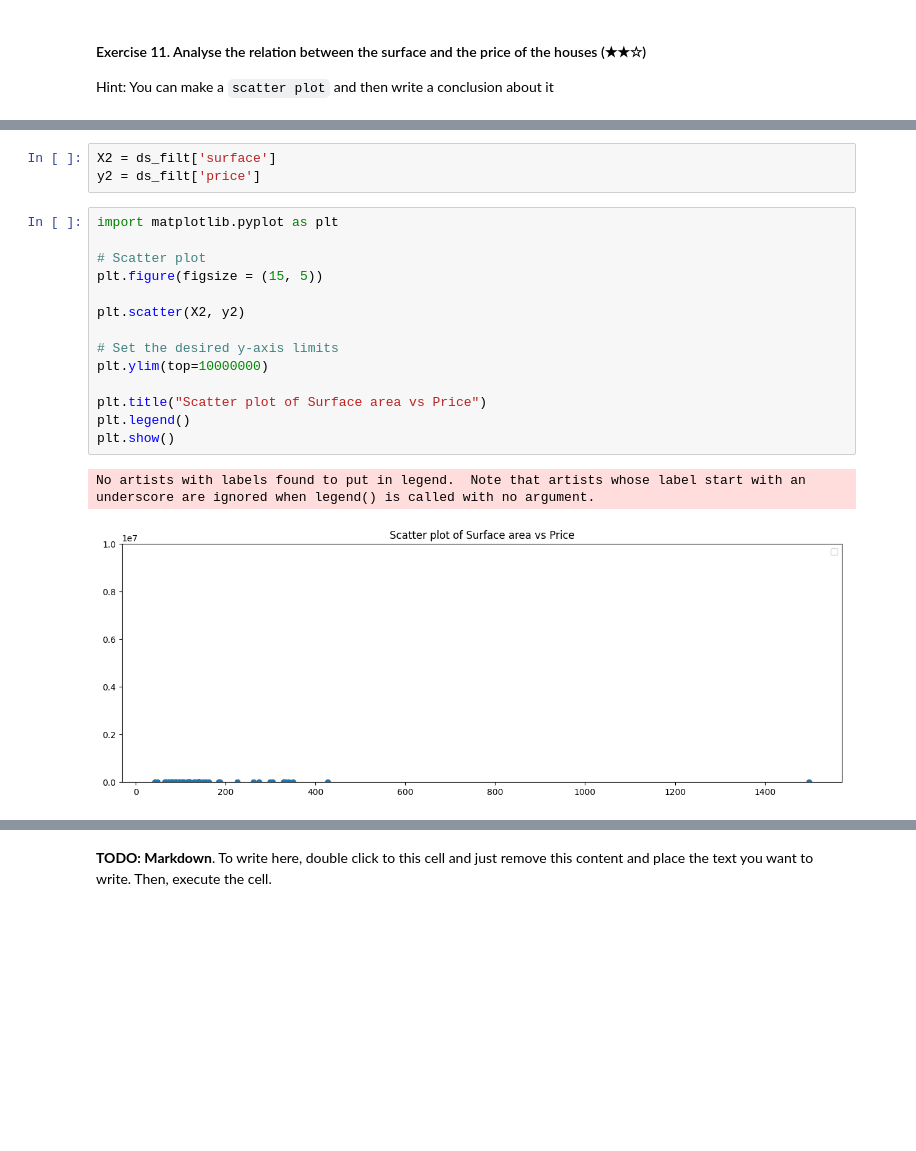
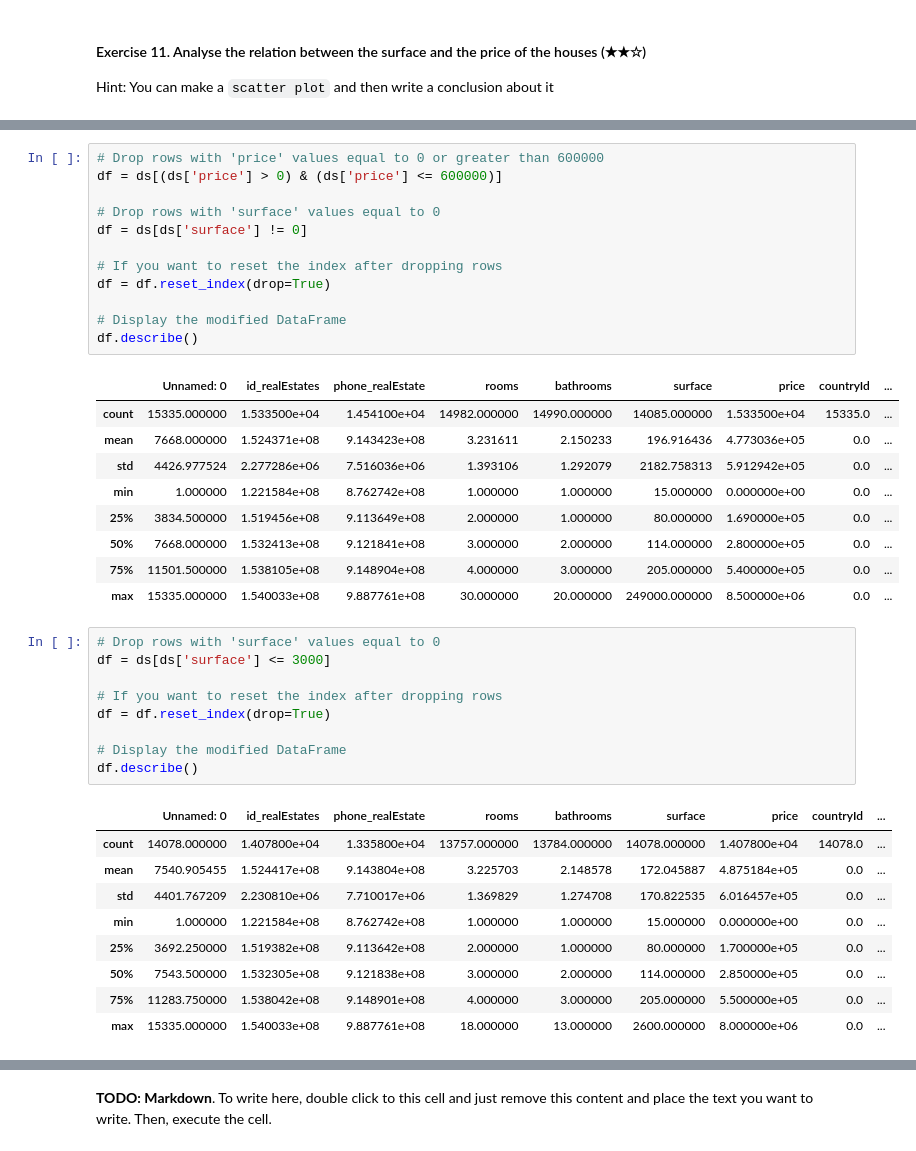
Before and after one commit to casalf724/realestate-datacleanup-exercise, a Jupyter notebook: projectAC.ipynb, the cells around one changed output, grey strips where cells are left out. Cells and saved outputs as stored; diff of their text form; blank space fills up the shorter version.

```diff
--- a/projectAC.ipynb
+++ b/projectAC.ipynb
@@ -398,20 +379,41 @@ KeyError: 'surface'
-# %%
-X2 = ds_filt['surface']
-y2 = ds_filt['price']
-# %%
-import matplotlib.pyplot as plt
-
-# Scatter plot
-plt.figure(figsize = (15, 5))
-
-plt.scatter(X2, y2)
-
-# Set the desired y-axis limits
-plt.ylim(top=10000000)
-
-plt.title("Scatter plot of Surface area vs Price")
-plt.legend()
-plt.show()
-# %% [output]
-No artists with labels found to put in legend.  Note that artists whose label start with an underscore are ignored when legend() is called with no argument.
-[figure, removed]
+# %%
+# Drop rows with 'price' values equal to 0 or greater than 600000
+df = ds[(ds['price'] > 0) & (ds['price'] <= 600000)]
+
+# Drop rows with 'surface' values equal to 0
+df = ds[ds['surface'] != 0]
+
+# If you want to reset the index after dropping rows
+df = df.reset_index(drop=True)
+
+# Display the modified DataFrame
+df.describe()
+# %% [output]
+|  | Unnamed: 0 | id_realEstates | phone_realEstate | rooms | bathrooms | surface | price | countryId | ... |
+| count | 15335.000000 | 1.533500e+04 | 1.454100e+04 | 14982.000000 | 14990.000000 | 14085.000000 | 1.533500e+04 | 15335.0 | ... |
+| mean | 7668.000000 | 1.524371e+08 | 9.143423e+08 | 3.231611 | 2.150233 | 196.916436 | 4.773036e+05 | 0.0 | ... |
+| std | 4426.977524 | 2.277286e+06 | 7.516036e+06 | 1.393106 | 1.292079 | 2182.758313 | 5.912942e+05 | 0.0 | ... |
+| min | 1.000000 | 1.221584e+08 | 8.762742e+08 | 1.000000 | 1.000000 | 15.000000 | 0.000000e+00 | 0.0 | ... |
+| 25% | 3834.500000 | 1.519456e+08 | 9.113649e+08 | 2.000000 | 1.000000 | 80.000000 | 1.690000e+05 | 0.0 | ... |
+| 50% | 7668.000000 | 1.532413e+08 | 9.121841e+08 | 3.000000 | 2.000000 | 114.000000 | 2.800000e+05 | 0.0 | ... |
+| 75% | 11501.500000 | 1.538105e+08 | 9.148904e+08 | 4.000000 | 3.000000 | 205.000000 | 5.400000e+05 | 0.0 | ... |
+| max | 15335.000000 | 1.540033e+08 | 9.887761e+08 | 30.000000 | 20.000000 | 249000.000000 | 8.500000e+06 | 0.0 | ... |
+# %%
+# Drop rows with 'surface' values equal to 0
+df = ds[ds['surface'] <= 3000]
+
+# If you want to reset the index after dropping rows
+df = df.reset_index(drop=True)
+
+# Display the modified DataFrame
+df.describe()
+# %% [output]
+|  | Unnamed: 0 | id_realEstates | phone_realEstate | rooms | bathrooms | surface | price | countryId | ... |
+| count | 14078.000000 | 1.407800e+04 | 1.335800e+04 | 13757.000000 | 13784.000000 | 14078.000000 | 1.407800e+04 | 14078.0 | ... |
+| mean | 7540.905455 | 1.524417e+08 | 9.143804e+08 | 3.225703 | 2.148578 | 172.045887 | 4.875184e+05 | 0.0 | ... |
+| std | 4401.767209 | 2.230810e+06 | 7.710017e+06 | 1.369829 | 1.274708 | 170.822535 | 6.016457e+05 | 0.0 | ... |
+| min | 1.000000 | 1.221584e+08 | 8.762742e+08 | 1.000000 | 1.000000 | 15.000000 | 0.000000e+00 | 0.0 | ... |
+| 25% | 3692.250000 | 1.519382e+08 | 9.113642e+08 | 2.000000 | 1.000000 | 80.000000 | 1.700000e+05 | 0.0 | ... |
+| 50% | 7543.500000 | 1.532305e+08 | 9.121838e+08 | 3.000000 | 2.000000 | 114.000000 | 2.850000e+05 | 0.0 | ... |
+| 75% | 11283.750000 | 1.538042e+08 | 9.148901e+08 | 4.000000 | 3.000000 | 205.000000 | 5.500000e+05 | 0.0 | ... |
+| max | 15335.000000 | 1.540033e+08 | 9.887761e+08 | 18.000000 | 13.000000 | 2600.000000 | 8.000000e+06 | 0.0 | ... |
```
Also changed, not shown: parts of 6 cells of this notebook.
